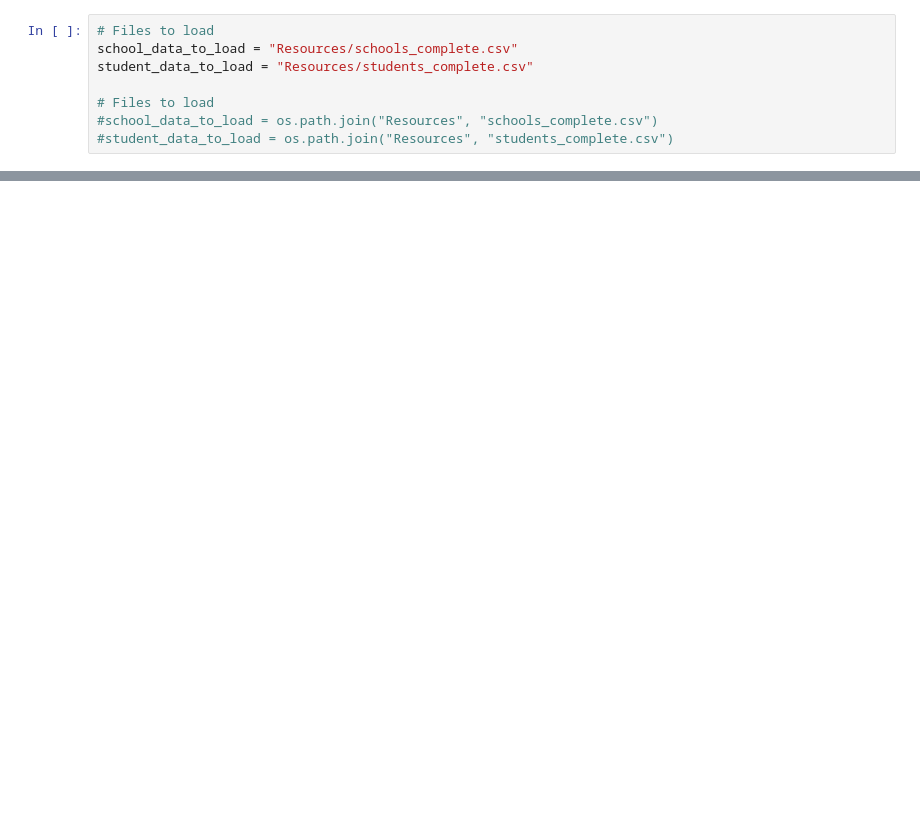
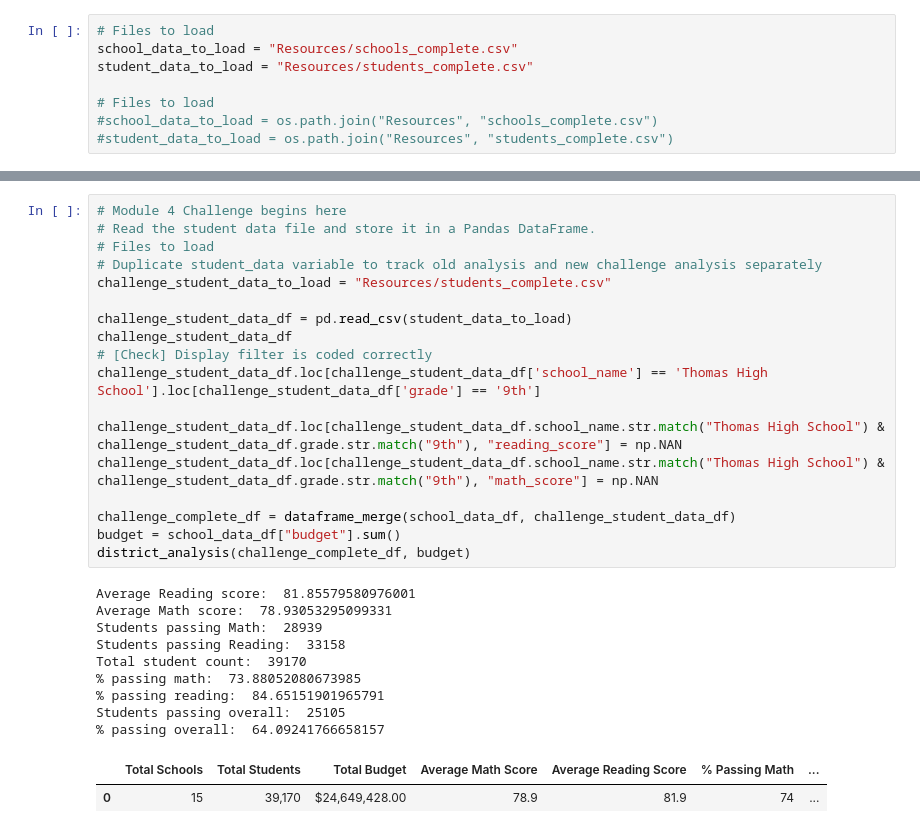
Before and after one commit to D-u-s-t-i-n/School_District_Analysis, a Jupyter notebook: PyCitySchools_Challenge.ipynb, the cells around one changed output, grey strips where cells are left out. Saved outputs shown, nothing was run; the diff lists cells and outputs as text; blank space fills up the shorter version.

```diff
--- a/PyCitySchools_Challenge.ipynb
+++ b/PyCitySchools_Challenge.ipynb
@@ -1319,0 +676,30 @@ student_data_df.loc[student_data_df['school_name'] == 'Thomas High School'].loc[
+# %%
+# Module 4 Challenge begins here
+# Read the student data file and store it in a Pandas DataFrame.
+# Files to load
+# Duplicate student_data variable to track old analysis and new challenge analysis separately
+challenge_student_data_to_load = "Resources/students_complete.csv"
+
+challenge_student_data_df = pd.read_csv(student_data_to_load)
+challenge_student_data_df
+# [Check] Display filter is coded correctly
+challenge_student_data_df.loc[challenge_student_data_df['school_name'] == 'Thomas High School'].loc[challenge_student_data_df['grade'] == '9th']
+
+challenge_student_data_df.loc[challenge_student_data_df.school_name.str.match("Thomas High School") & challenge_student_data_df.grade.str.match("9th"), "reading_score"] = np.NAN
+challenge_student_data_df.loc[challenge_student_data_df.school_name.str.match("Thomas High School") & challenge_student_data_df.grade.str.match("9th"), "math_score"] = np.NAN
+
+challenge_complete_df = dataframe_merge(school_data_df, challenge_student_data_df)
+budget = school_data_df["budget"].sum()
+district_analysis(challenge_complete_df, budget)
+# %% [output]
+Average Reading score:  81.85579580976001
+Average Math score:  78.93053295099331
+Students passing Math:  28939
+Students passing Reading:  33158
+Total student count:  39170
+% passing math:  73.88052080673985
+% passing reading:  84.65151901965791
+Students passing overall:  25105
+% passing overall:  64.09241766658157
+|  | Total Schools | Total Students | Total Budget | Average Math Score | Average Reading Score | % Passing Math | ... |
+| 0 | 15 | 39,170 | $24,649,428.00 | 78.9 | 81.9 | 74 | ... |
```
Also changed, not shown: parts of 119 cells of this notebook.
